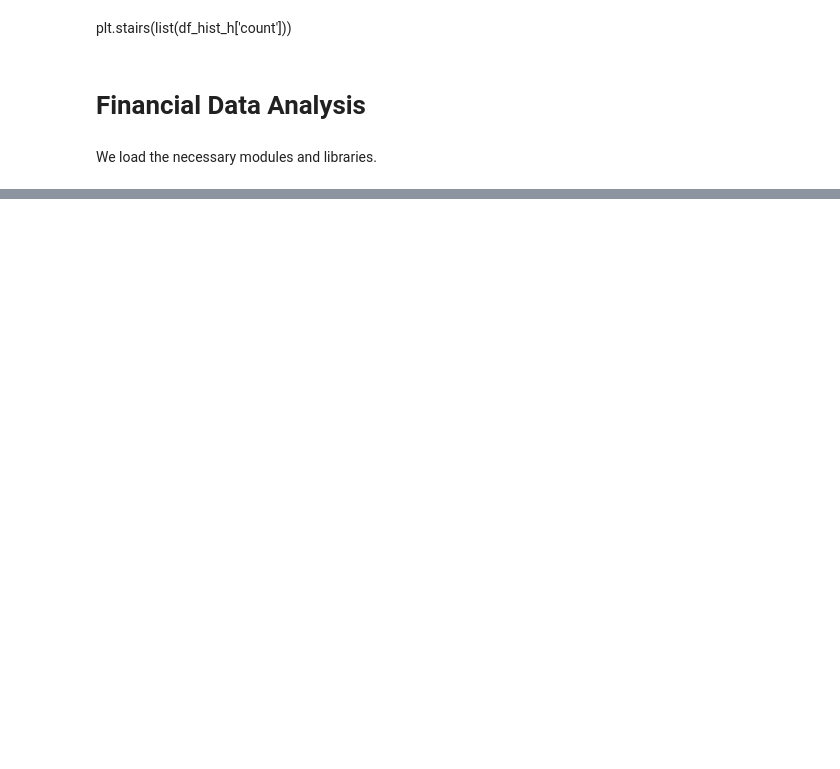
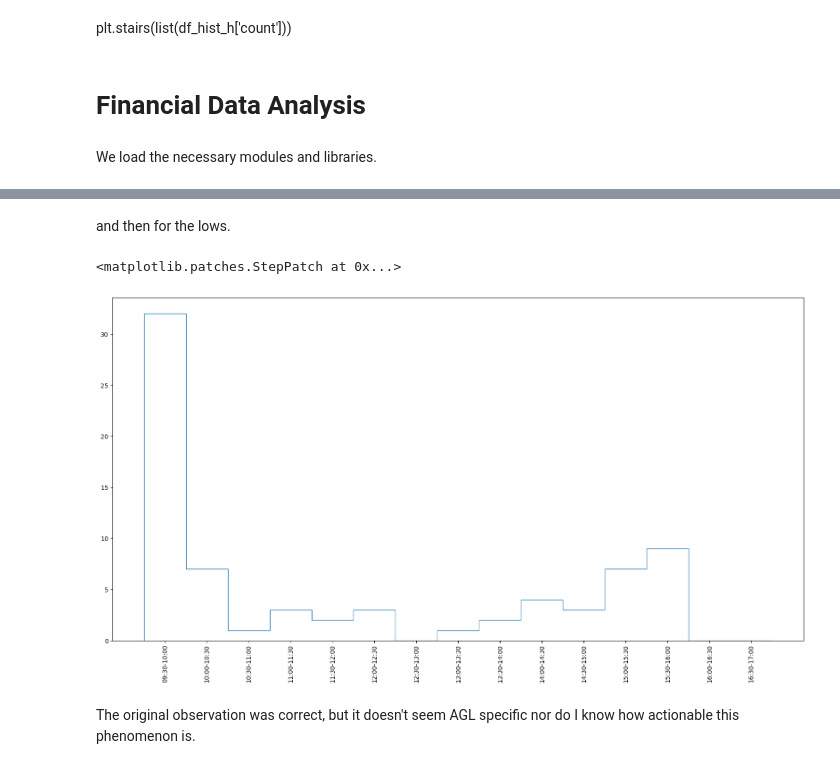
Before and after one commit to maxbaroi/codespaces-jupyter, a Jupyter notebook: notebooks/agl.ipynb, the cells around one changed output, grey strips where cells are left out. Cells and saved outputs as stored; diff of their text form; code cells hidden in the pictures; blank space fills up the shorter version.

```diff
--- a/notebooks/agl.ipynb
+++ b/notebooks/agl.ipynb
@@ -152,0 +154,30 @@ plt.stairs(list(df_hist_h['count']),edges=edges)
+# %%
+df = pd.read_csv('../data/VBK.csv',index_col=0,parse_dates=['date'])
+
+eastern = pytz.timezone('US/Eastern')
+df['day'] = df['date'].map(lambda x: date(x.year,x.month,x.day))
+df['time'] = df['date'].map(lambda x: time(x.astimezone(eastern).hour,x.astimezone(eastern).minute))
+
+#Make a list of the highs for each day
+vals_h = df.loc[df.groupby('day')['high'].idxmax()].sort_index().copy()
+#Filter for the last three months
+vals_h = vals_h[vals_h['day'] >= date(2022,11,1)]
+#Calculate the bin in wich that day's high falls
+vals_h['period'] = vals_h['time'].map(lambda x: (60*x.hour+x.minute) // 30)
+#Tally how many days fall into each bin
+plot_vals_h = vals_h.groupby(['period'])['period'].count().reset_index(name='count')
+
+#Make a list of the lows for each day
+vals_l = df.loc[df.groupby('day')['low'].idxmin()].sort_index().copy()
+#Filter for the last three months
+vals_l = vals_l[vals_l['day'] >= date(2022,11,1)]
+#Calculate the bin in wich that day's low falls
+vals_l['period'] = vals_l['time'].map(lambda x: (60*x.hour+x.minute) // 30)
+#Tally how many days fall into each bin
+plot_vals_l = vals_l.groupby(['period'])['period'].count().reset_index(name='count')
+
+df_hist_h = (df_hist.copy()).merge(plot_vals_h,on='period',how='left').fillna(0)
+df_hist_h['count'] = df_hist_h['count'].astype('Int64')
+
+df_hist_l = (df_hist.copy()).merge(plot_vals_l,on='period',how='left').fillna(0)
+df_hist_l['count'] = df_hist_l['count'].astype('Int64')
@@ -152,0 +194,12 @@ plt.stairs(list(df_hist_h['count']),edges=edges)
+# %% [markdown]
+and then for the lows.
+# %%
+plt.figure(figsize=(20,10))
+plt.xticks(locs,labels)
+plt.xticks(rotation=90)
+plt.stairs(list(df_hist_l['count']),edges=edges)
+# %% [output]
+<matplotlib.patches.StepPatch at 0x...>
+[figure, added]
+# %% [markdown]
+The original observation was correct, but it doesn't seem AGL specific nor do I know how actionable this phenomenon is.
```
Also changed, not shown: parts of 24 cells of this notebook.
